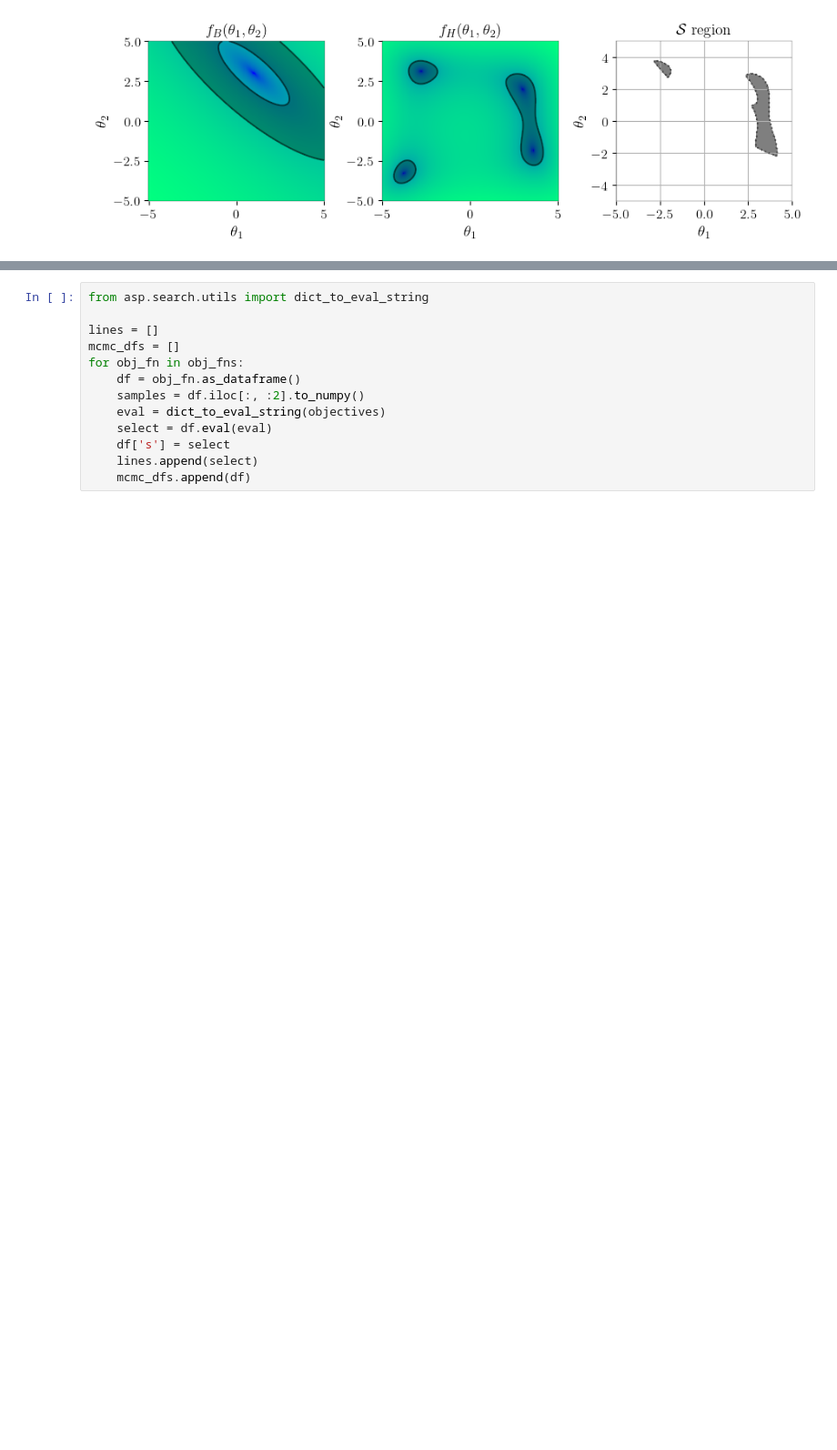
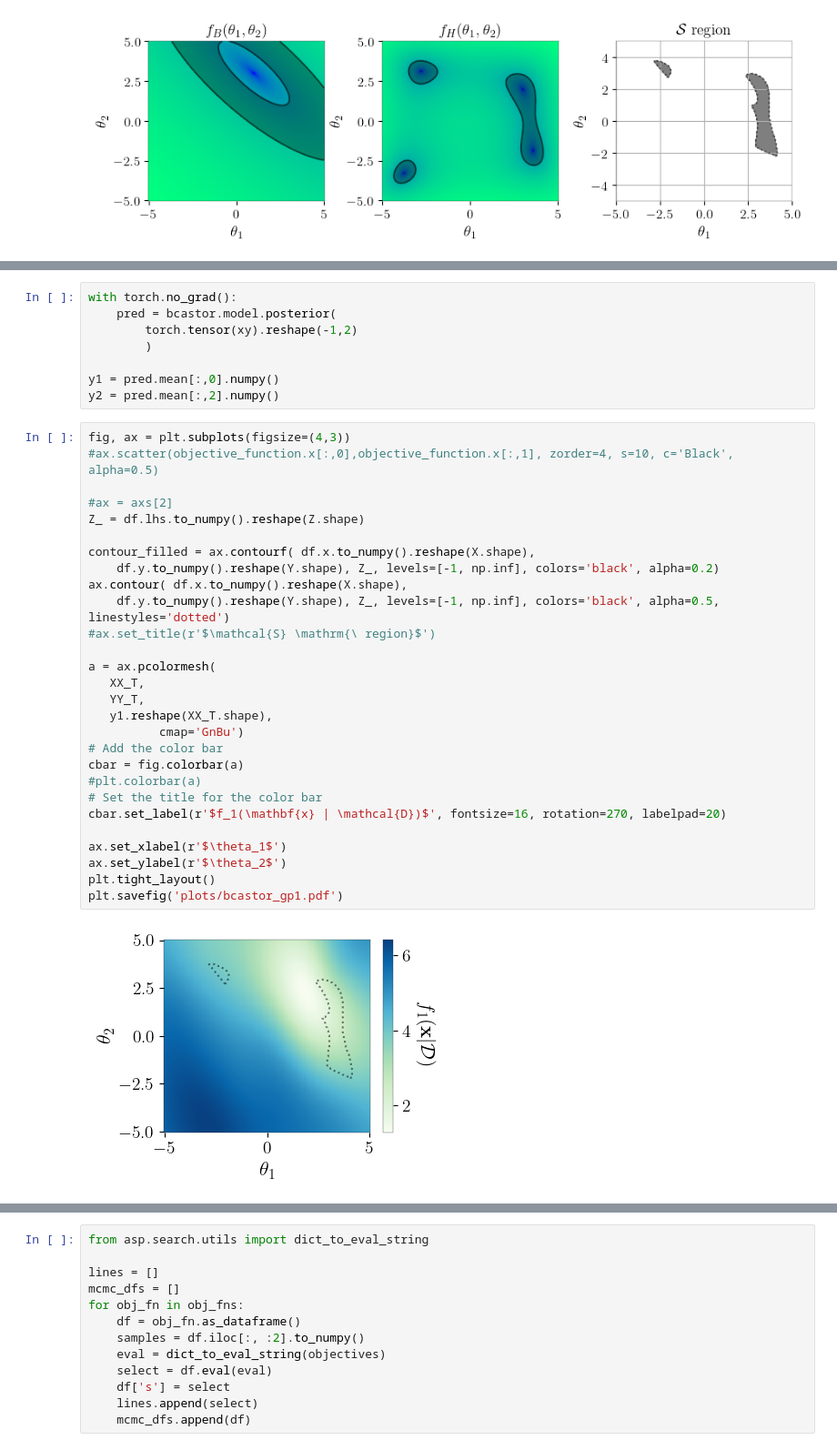
Before and after one commit to moiseszeleny/blssm-bcastor, a Jupyter notebook: experiments_paper/visualisation/notebooks/paper_plots.ipynb, the cells around one changed output, grey strips where cells are left out. Shown at 91% size. Saved outputs shown, nothing was run; the diff lists cells and outputs as text; blank space fills up the shorter version.

```diff
--- a/experiments_paper/visualisation/notebooks/paper_plots.ipynb
+++ b/experiments_paper/visualisation/notebooks/paper_plots.ipynb
@@ -186,0 +308,38 @@ plt.show()
+# %%
+with torch.no_grad():
+    pred = bcastor.model.posterior(
+        torch.tensor(xy).reshape(-1,2)
+        )
+
+y1 = pred.mean[:,0].numpy()
+y2 = pred.mean[:,2].numpy()
+# %%
+fig, ax = plt.subplots(figsize=(4,3))
+#ax.scatter(objective_function.x[:,0],objective_function.x[:,1], zorder=4, s=10, c='Black', alpha=0.5)
+
+#ax = axs[2]
+Z_ = df.lhs.to_numpy().reshape(Z.shape)
+
+contour_filled = ax.contourf( df.x.to_numpy().reshape(X.shape),
+    df.y.to_numpy().reshape(Y.shape), Z_, levels=[-1, np.inf], colors='black', alpha=0.2)
+ax.contour( df.x.to_numpy().reshape(X.shape),
+    df.y.to_numpy().reshape(Y.shape), Z_, levels=[-1, np.inf], colors='black', alpha=0.5, linestyles='dotted')
+#ax.set_title(r'$\mathcal{S} \mathrm{\ region}$')
+
+a = ax.pcolormesh(
+   XX_T,
+   YY_T,
+   y1.reshape(XX_T.shape),
+          cmap='GnBu')
+# Add the color bar
+cbar = fig.colorbar(a)
+#plt.colorbar(a)
+# Set the title for the color bar
+cbar.set_label(r'$f_1(\mathbf{x} | \mathcal{D})$', fontsize=16, rotation=270, labelpad=20)
+
+ax.set_xlabel(r'$\theta_1$')
+ax.set_ylabel(r'$\theta_2$')
+plt.tight_layout()
+plt.savefig('plots/bcastor_gp1.pdf')
+# %% [output]
+[figure, added]
```
Also changed, not shown: parts of 19 cells of this notebook, 11 other files.
